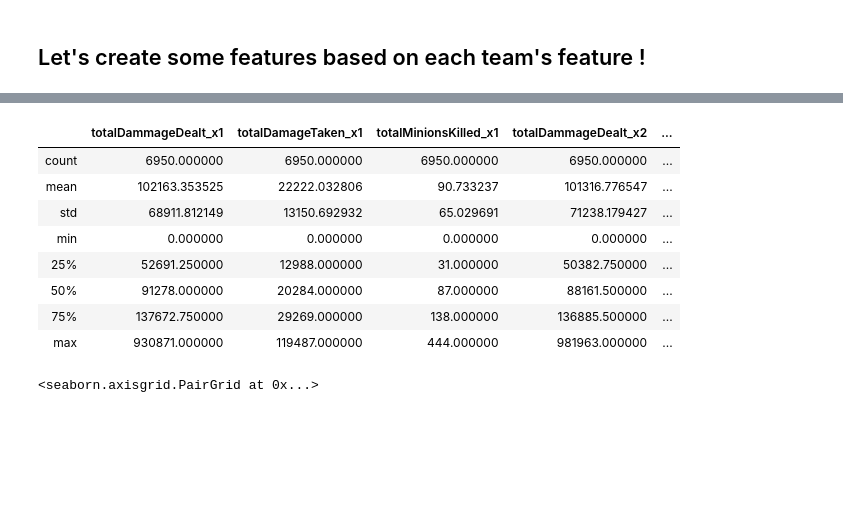
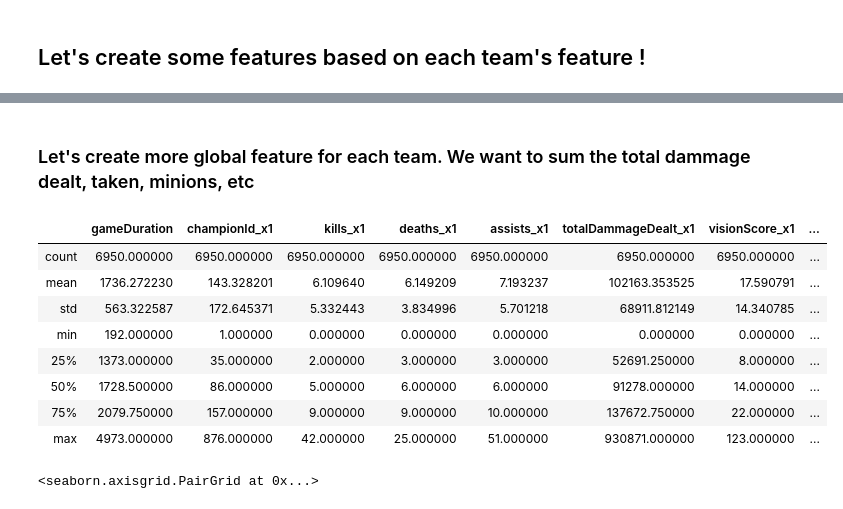
Before and after one commit to valentin-fngr/LeagueLegAI, a Jupyter notebook: training.py.ipynb, the cells around one changed output, grey strips where cells are left out. Cells and saved outputs as stored; diff of their text form; code cells hidden in the pictures; blank space fills up the shorter version.

```diff
--- a/training.py.ipynb
+++ b/training.py.ipynb
@@ -252,0 +237,2 @@ total_df
+# %% [markdown]
+### Let's create more global feature for each team. We want to sum the total dammage dealt, taken, minions, etc
@@ -253,15 +249,15 @@ total_df
 # %%
-total_df.describe()
+df.describe()
 # %% [output]
-|  | totalDammageDealt_x1 | totalDamageTaken_x1 | totalMinionsKilled_x1 | totalDammageDealt_x2 | ... |
-| count | 6950.000000 | 6950.000000 | 6950.000000 | 6950.000000 | ... |
-| mean | 102163.353525 | 22222.032806 | 90.733237 | 101316.776547 | ... |
-| std | 68911.812149 | 13150.692932 | 65.029691 | 71238.179427 | ... |
-| min | 0.000000 | 0.000000 | 0.000000 | 0.000000 | ... |
-| 25% | 52691.250000 | 12988.000000 | 31.000000 | 50382.750000 | ... |
-| 50% | 91278.000000 | 20284.000000 | 87.000000 | 88161.500000 | ... |
-| 75% | 137672.750000 | 29269.000000 | 138.000000 | 136885.500000 | ... |
-| max | 930871.000000 | 119487.000000 | 444.000000 | 981963.000000 | ... |
+|  | gameDuration | championId_x1 | kills_x1 | deaths_x1 | assists_x1 | totalDammageDealt_x1 | visionScore_x1 | ... |
+| count | 6950.000000 | 6950.000000 | 6950.000000 | 6950.000000 | 6950.000000 | 6950.000000 | 6950.000000 | ... |
+| mean | 1736.272230 | 143.328201 | 6.109640 | 6.149209 | 7.193237 | 102163.353525 | 17.590791 | ... |
+| std | 563.322587 | 172.645371 | 5.332443 | 3.834996 | 5.701218 | 68911.812149 | 14.340785 | ... |
+| min | 192.000000 | 1.000000 | 0.000000 | 0.000000 | 0.000000 | 0.000000 | 0.000000 | ... |
+| 25% | 1373.000000 | 35.000000 | 2.000000 | 3.000000 | 3.000000 | 52691.250000 | 8.000000 | ... |
+| 50% | 1728.500000 | 86.000000 | 5.000000 | 6.000000 | 6.000000 | 91278.000000 | 14.000000 | ... |
+| 75% | 2079.750000 | 157.000000 | 9.000000 | 9.000000 | 10.000000 | 137672.750000 | 22.000000 | ... |
+| max | 4973.000000 | 876.000000 | 42.000000 | 25.000000 | 51.000000 | 930871.000000 | 123.000000 | ... |
 # %%
 kda_df = df[[col for col in df.columns if "total_kills" in col or "total_assists" in col or "total_deaths" in col or col == "outcome" or "total_vision" in col]]
 sns.pairplot(kda_df, hue="outcome", plot_kws={'alpha':0.5})
```
Also changed, not shown: parts of 12 cells of this notebook, 6 other files.
